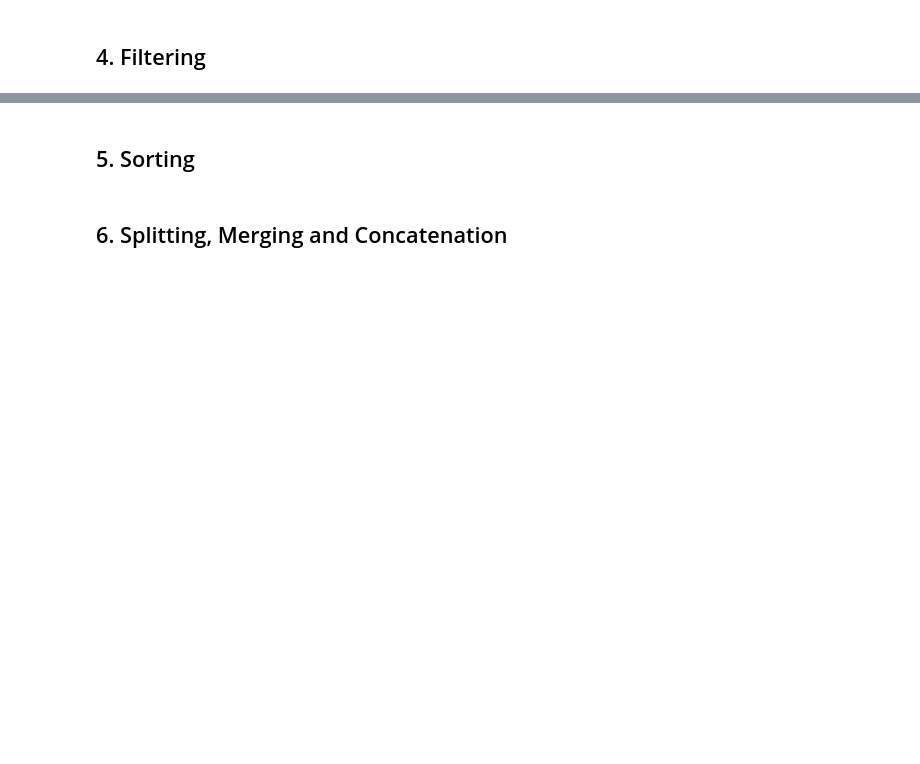
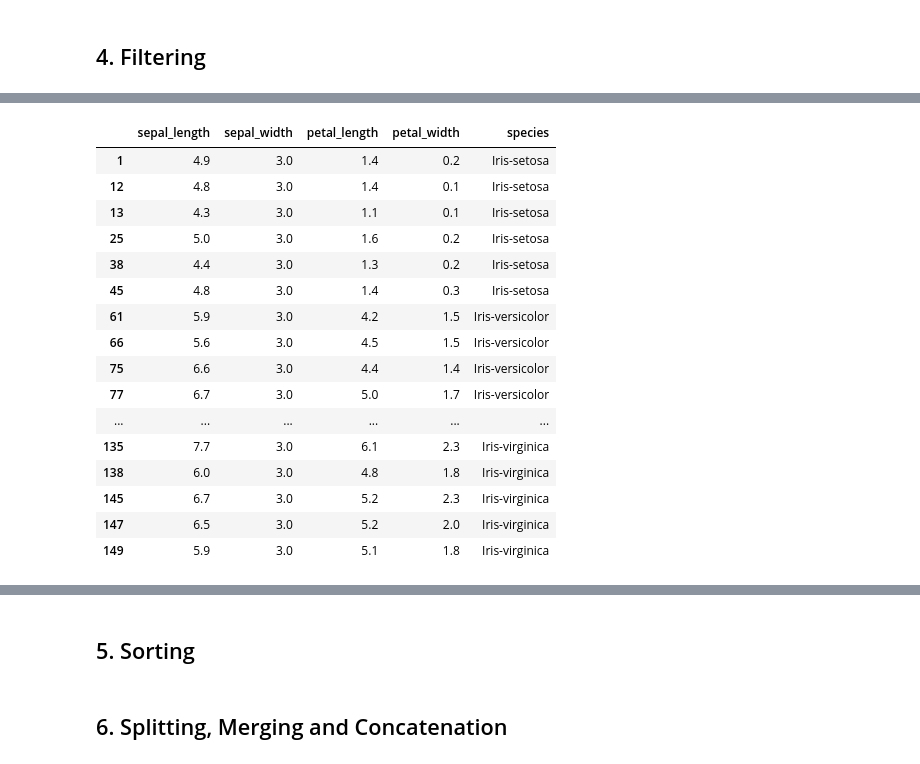
Before and after one commit to otatips/Data-Wrangling-with-Python-Theory, a Jupyter notebook: Copy_of_Practice_Notebook_Data_Wrangling_with_Python.ipynb, the cells around one changed output, grey strips where cells are left out. Drawn from its saved outputs; the diff is of its cells as text; code cells hidden in the pictures; blank space fills up the shorter version.

```diff
--- a/Copy_of_Practice_Notebook_Data_Wrangling_with_Python.ipynb
+++ b/Copy_of_Practice_Notebook_Data_Wrangling_with_Python.ipynb
@@ -398,10 +434,30 @@ df[df.petal_length.isin(['5.0'])]
 # %%
 # Challenge 4a
 # ---
 # Question: Select records where the sepal_width is 3.0
 # ---
 # OUR CODE GOES BELOW
 #
+df = pd.read_csv("http://bit.ly/IrisDataset")
+df[df.sepal_width.isin(['3.0'])]
+# %% [output]
+|  | sepal_length | sepal_width | petal_length | petal_width | species |
+| 1 | 4.9 | 3.0 | 1.4 | 0.2 | Iris-setosa |
+| 12 | 4.8 | 3.0 | 1.4 | 0.1 | Iris-setosa |
+| 13 | 4.3 | 3.0 | 1.1 | 0.1 | Iris-setosa |
+| 25 | 5.0 | 3.0 | 1.6 | 0.2 | Iris-setosa |
+| 38 | 4.4 | 3.0 | 1.3 | 0.2 | Iris-setosa |
+| 45 | 4.8 | 3.0 | 1.4 | 0.3 | Iris-setosa |
+| 61 | 5.9 | 3.0 | 4.2 | 1.5 | Iris-versicolor |
+| 66 | 5.6 | 3.0 | 4.5 | 1.5 | Iris-versicolor |
+| 75 | 6.6 | 3.0 | 4.4 | 1.4 | Iris-versicolor |
+| 77 | 6.7 | 3.0 | 5.0 | 1.7 | Iris-versicolor |
+| ... | ... | ... | ... | ... | ... |
+| 135 | 7.7 | 3.0 | 6.1 | 2.3 | Iris-virginica |
+| 138 | 6.0 | 3.0 | 4.8 | 1.8 | Iris-virginica |
+| 145 | 6.7 | 3.0 | 5.2 | 2.3 | Iris-virginica |
+| 147 | 6.5 | 3.0 | 5.2 | 2.0 | Iris-virginica |
+| 149 | 5.9 | 3.0 | 5.1 | 1.8 | Iris-virginica |
 # %%
 # Example 4b
 # ---
```
Also changed, not shown: parts of 6 cells of this notebook.
